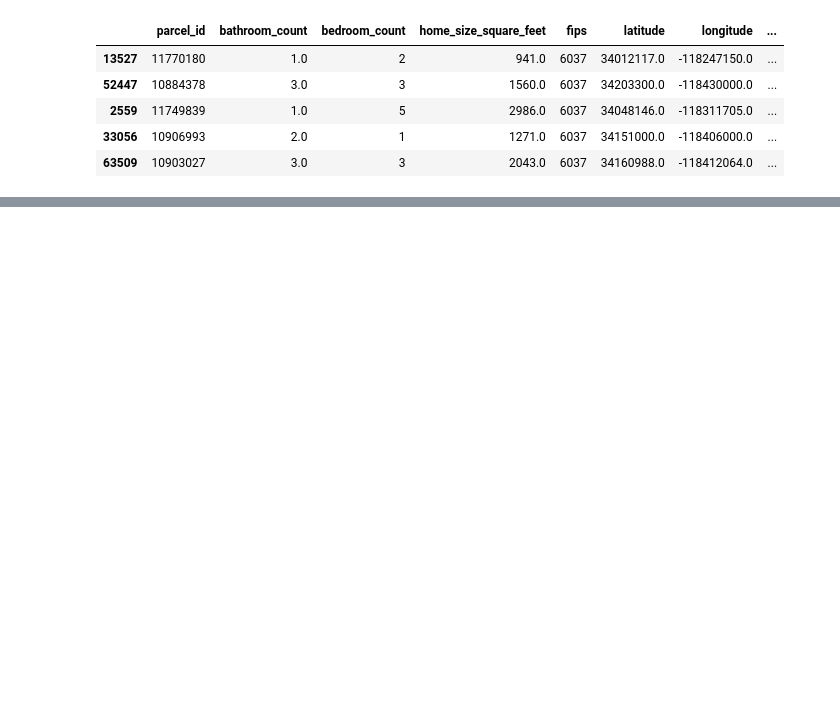
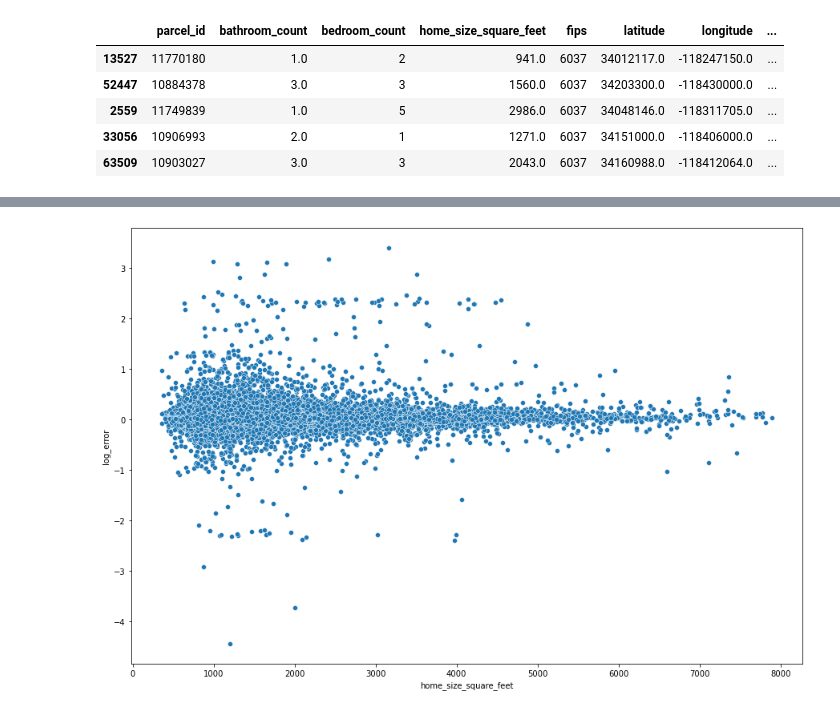
Before and after one commit to Schmidl-Gautam/zillow_clustering, a Jupyter notebook: explore.ipynb, the cells around one changed output, grey strips where cells are left out. Cells and saved outputs as stored; diff of their text form; code cells hidden in the pictures; blank space fills up the shorter version.

```diff
--- a/explore.ipynb
+++ b/explore.ipynb
@@ -100,0 +71,5 @@ from scipy.stats import
+# %%
+plt.figure(figsize=(15, 10))
+sns.scatterplot(x="home_size_square_feet", y="log_error", data=train);
+# %% [output]
+[figure, added]
```
Also changed, not shown: parts of 12 cells of this notebook, 1 other file.
